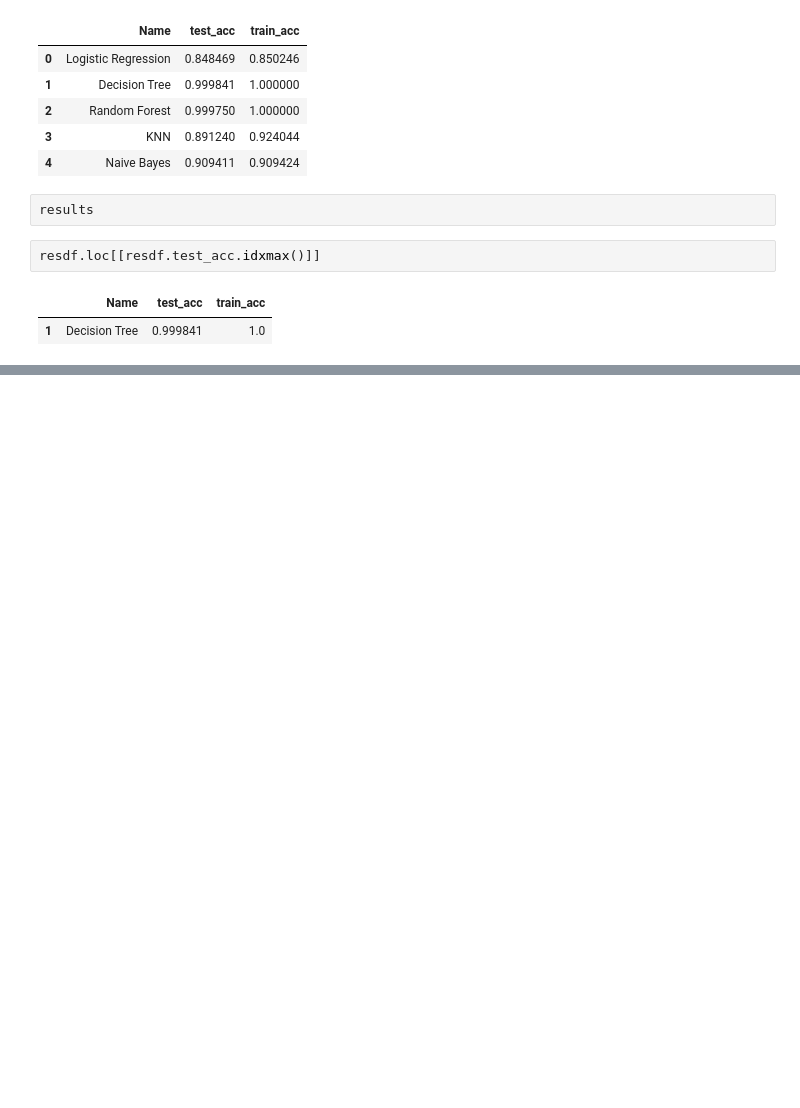
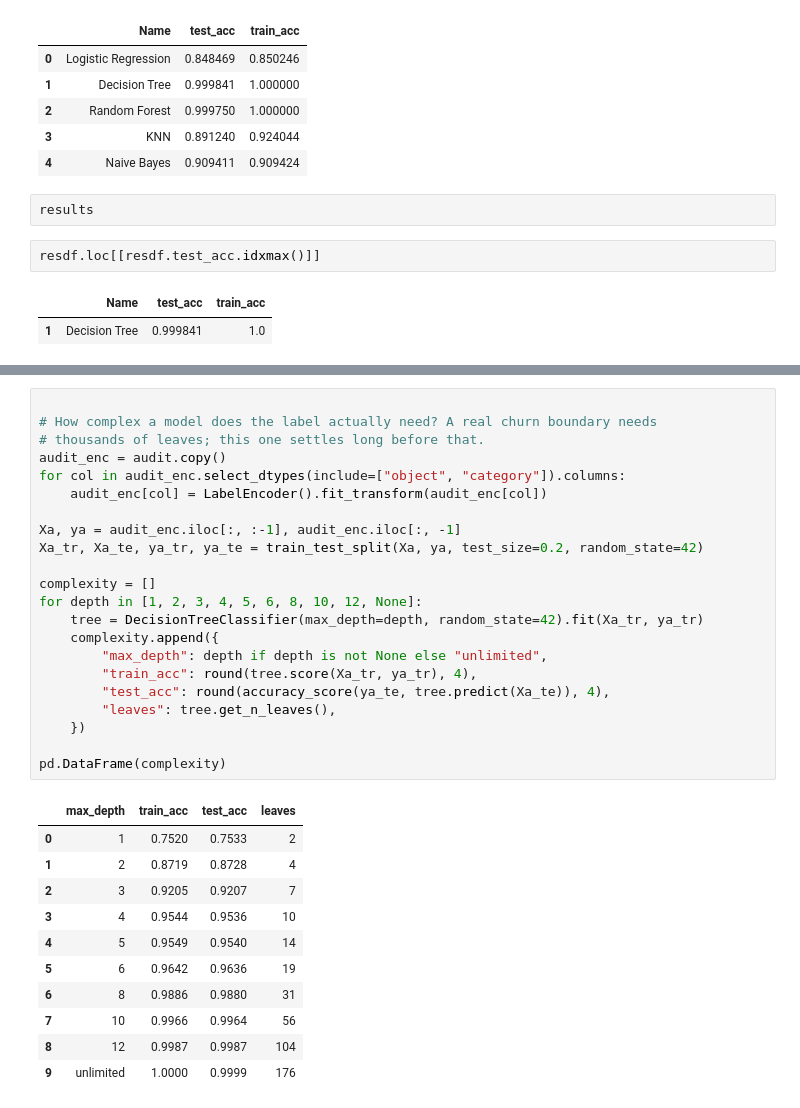
Before and after one commit to ratul-sraj/churn-pred, a Jupyter notebook: Churn Pred.ipynb, the cells around one changed output, grey strips where cells are left out. Drawn from its saved outputs; the diff is of its cells as text; blank space fills up the shorter version.

```diff
--- a/Churn Pred.ipynb
+++ b/Churn Pred.ipynb
@@ -295,0 +362,34 @@ resdf.loc[[resdf.test_acc.idxmax()]]
+# %%
+
+# How complex a model does the label actually need? A real churn boundary needs
+# thousands of leaves; this one settles long before that.
+audit_enc = audit.copy()
+for col in audit_enc.select_dtypes(include=["object", "category"]).columns:
+    audit_enc[col] = LabelEncoder().fit_transform(audit_enc[col])
+
+Xa, ya = audit_enc.iloc[:, :-1], audit_enc.iloc[:, -1]
+Xa_tr, Xa_te, ya_tr, ya_te = train_test_split(Xa, ya, test_size=0.2, random_state=42)
+
+complexity = []
+for depth in [1, 2, 3, 4, 5, 6, 8, 10, 12, None]:
+    tree = DecisionTreeClassifier(max_depth=depth, random_state=42).fit(Xa_tr, ya_tr)
+    complexity.append({
+        "max_depth": depth if depth is not None else "unlimited",
+        "train_acc": round(tree.score(Xa_tr, ya_tr), 4),
+        "test_acc": round(accuracy_score(ya_te, tree.predict(Xa_te)), 4),
+        "leaves": tree.get_n_leaves(),
+    })
+
+pd.DataFrame(complexity)
+# %% [output]
+|  | max_depth | train_acc | test_acc | leaves |
+| 0 | 1 | 0.7520 | 0.7533 | 2 |
+| 1 | 2 | 0.8719 | 0.8728 | 4 |
+| 2 | 3 | 0.9205 | 0.9207 | 7 |
+| 3 | 4 | 0.9544 | 0.9536 | 10 |
+| 4 | 5 | 0.9549 | 0.9540 | 14 |
+| 5 | 6 | 0.9642 | 0.9636 | 19 |
+| 6 | 8 | 0.9886 | 0.9880 | 31 |
+| 7 | 10 | 0.9966 | 0.9964 | 56 |
+| 8 | 12 | 0.9987 | 0.9987 | 104 |
+| 9 | unlimited | 1.0000 | 0.9999 | 176 |
```
Also changed, not shown: parts of 7 cells of this notebook, 1 other file.
